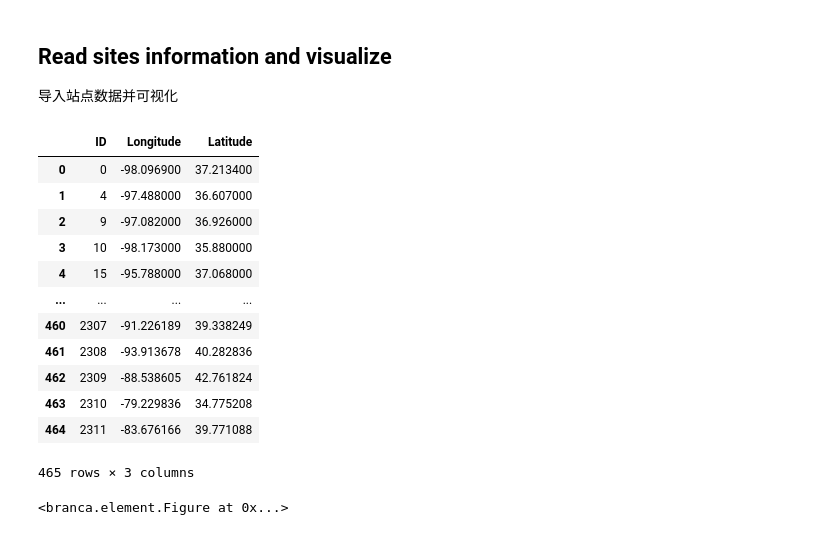
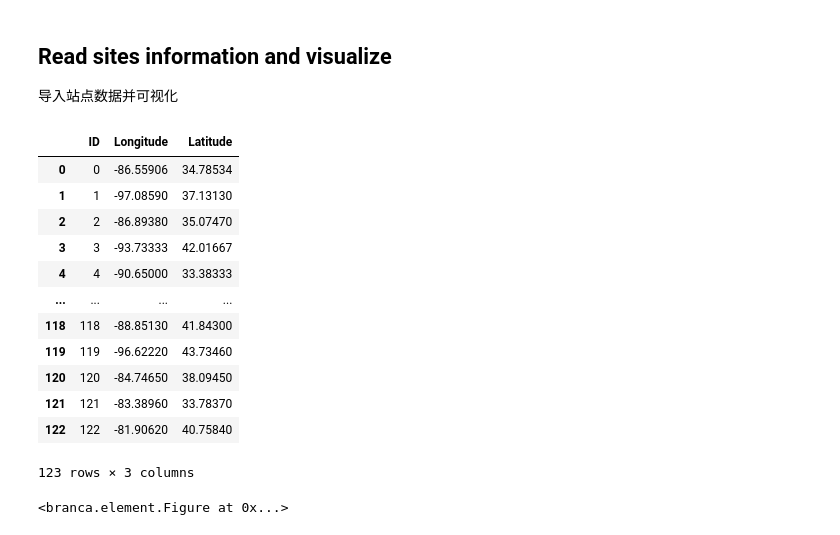
Before and after one commit to CvChen1127/HRSM, a Jupyter notebook: HRSM_MAPPING_ML_ParameterTune_Validation_Train.ipynb, the cells around one changed output. Saved outputs shown, nothing was run; the diff lists cells and outputs as text; code cells hidden in the pictures.

```diff
--- a/HRSM_MAPPING_ML_ParameterTune_Validation_Train.ipynb
+++ b/HRSM_MAPPING_ML_ParameterTune_Validation_Train.ipynb
@@ -218,23 +106,23 @@ from scipy.stats import rankdata
 导入站点数据并可视化
 # %%
 # @title read csv file: points id with coordinates
-df_sites = pd.read_csv('/content/StartFolder/ML_sites/ISMN_PSA_merged_sites_with_features.csv')
+df_sites = pd.read_csv('/content/StartFolder/ML_sites/ISMN_sites_with_features.csv')
 df_sites = df_sites[['ID', 'Longitude', 'Latitude']]
 df_sites
 # %% [output]
 |  | ID | Longitude | Latitude |
-| 0 | 0 | -98.096900 | 37.213400 |
-| 1 | 4 | -97.488000 | 36.607000 |
-| 2 | 9 | -97.082000 | 36.926000 |
-| 3 | 10 | -98.173000 | 35.880000 |
-| 4 | 15 | -95.788000 | 37.068000 |
+| 0 | 0 | -86.55906 | 34.78534 |
+| 1 | 1 | -97.08590 | 37.13130 |
+| 2 | 2 | -86.89380 | 35.07470 |
+| 3 | 3 | -93.73333 | 42.01667 |
+| 4 | 4 | -90.65000 | 33.38333 |
 | ... | ... | ... | ... |
-| 460 | 2307 | -91.226189 | 39.338249 |
-| 461 | 2308 | -93.913678 | 40.282836 |
-| 462 | 2309 | -88.538605 | 42.761824 |
-| 463 | 2310 | -79.229836 | 34.775208 |
-| 464 | 2311 | -83.676166 | 39.771088 |
+| 118 | 118 | -88.85130 | 41.84300 |
+| 119 | 119 | -96.62220 | 43.73460 |
+| 120 | 120 | -84.74650 | 38.09450 |
+| 121 | 121 | -83.38960 | 33.78370 |
+| 122 | 122 | -81.90620 | 40.75840 |
-465 rows × 3 columns
+123 rows × 3 columns
 # %%
 # @title define feature collections
 # 把 CSV 里的经纬度转换成 GEE 的 FeatureCollection
```
Also changed, not shown: parts of 22 cells of this notebook.
